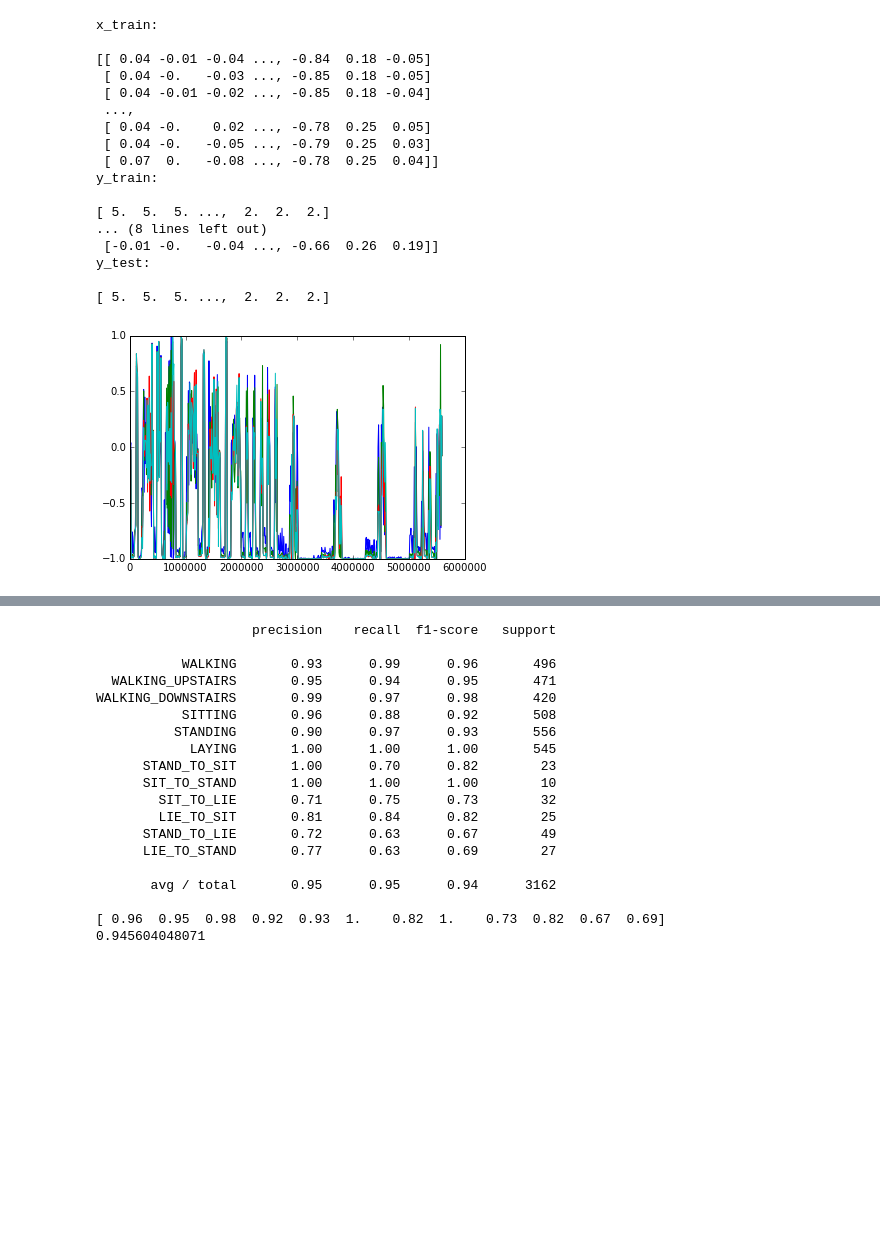
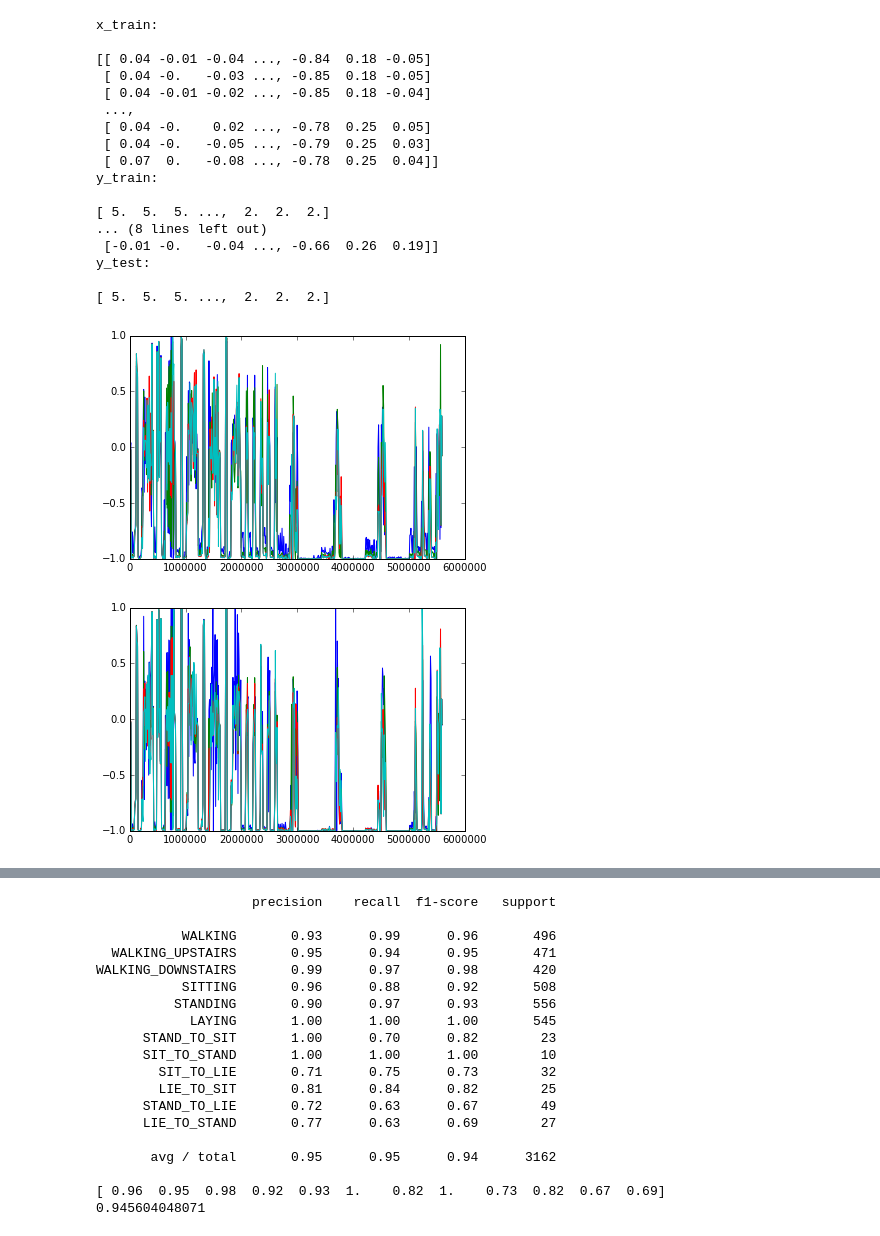
Before and after one commit to ajagarapu/SmartHARP, a Jupyter notebook: code/SmartHARP.ipynb, the cells around one changed output, grey strips where cells are left out. Drawn from its saved outputs; the diff is of its cells as text; code cells hidden in the pictures; blank space fills up the shorter version.

```diff
--- a/code/SmartHARP.ipynb
+++ b/code/SmartHARP.ipynb
@@ -45,13 +45,21 @@ y_test:
 # %%
 #Standing
 plt.plot([k*10000 for k in range(len(x_test[0]))],x_test[0])
 plt.plot([k*10000 for k in range(len(x_test[1]))],x_test[1])
 #plt.plot([k*10000 for k in range(len(x_test[329]))],x_test[329])
 plt.plot([k*10000 for k in range(len(x_test[2]))],x_test[2])
 plt.plot([k*10000 for k in range(len(x_test[3]))],x_test[3])
 plt.show()
+
+plt.plot([k*10000 for k in range(len(x_train[0]))],x_train[0])
+plt.plot([k*10000 for k in range(len(x_train[1]))],x_train[1])
+#plt.plot([k*10000 for k in range(len(x_test[329]))],x_test[329])
+plt.plot([k*10000 for k in range(len(x_train[2]))],x_train[2])
+plt.plot([k*10000 for k in range(len(x_train[3]))],x_train[3])
+plt.show()
 # %% [output]
 [figure]
+[figure, added]
 # %%
 #Sitting
 plt.plot([k*10000 for k in range(len(x_test[17]))],x_test[17])
```
Also changed, not shown: parts of 12 cells of this notebook.
